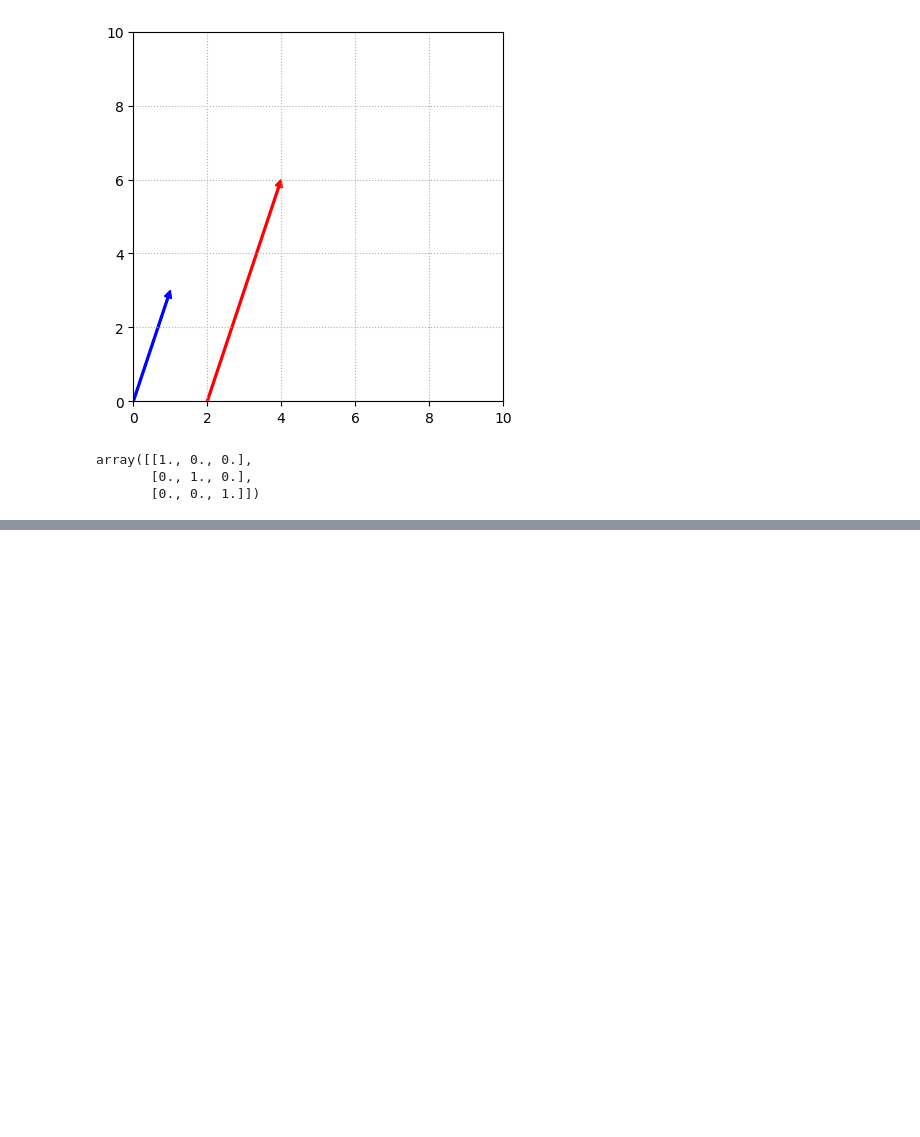
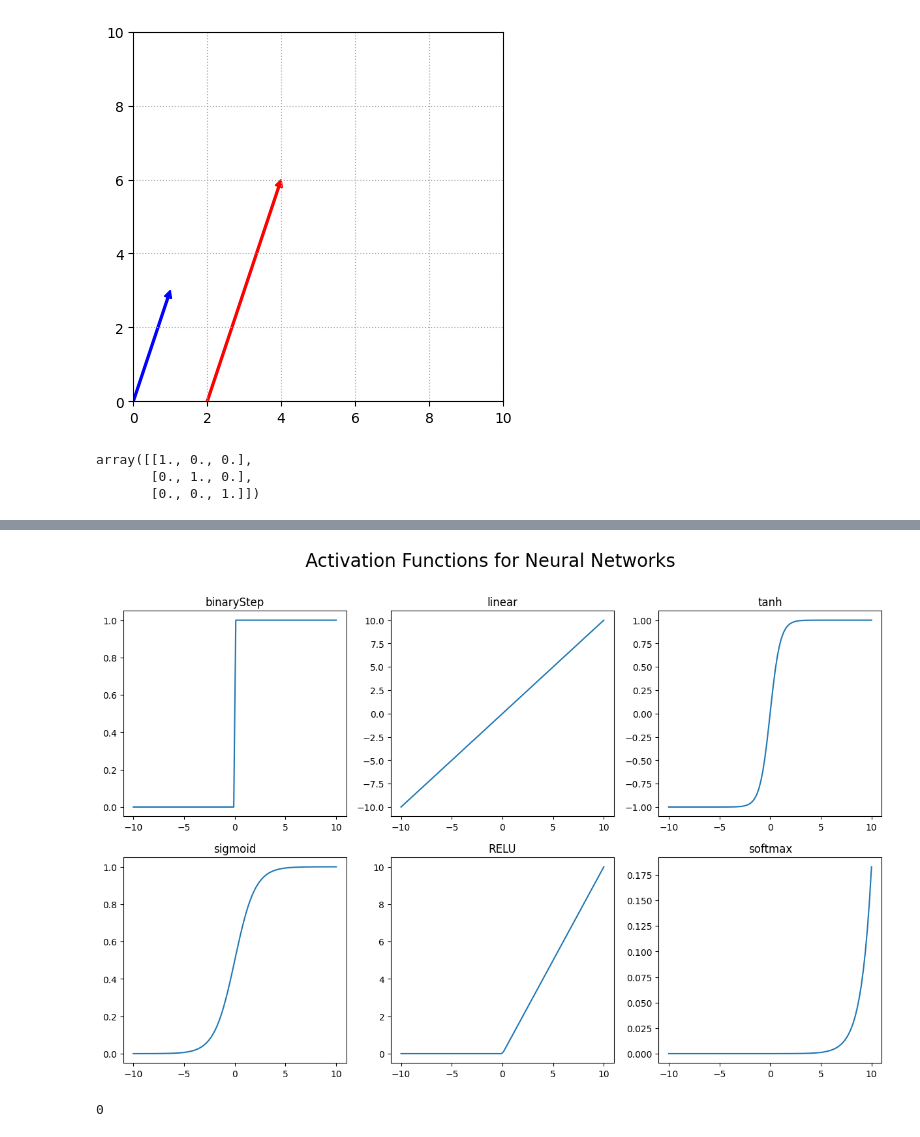
Before and after one commit to malcolm-mcclintock/DM23-ml-for-monsters, a Jupyter notebook: notebooks/d4_lin_alg.ipynb, the cells around one changed output, grey strips where cells are left out. Saved outputs shown, nothing was run; the diff lists cells and outputs as text; code cells hidden in the pictures; blank space fills up the shorter version.

```diff
--- a/notebooks/d4_lin_alg.ipynb
+++ b/notebooks/d4_lin_alg.ipynb
@@ -35,0 +83,15 @@ array([[1., 0., 0.],
+# %%
+plot_activations(x)
+# %% [output]
+[figure, added]
+# %%
+def binaryStep(x):
+    return 1*(x>0)
+def linear(x):
+    return x
+def rELU(x):
+    return x*(x>0)
+binaryStep(0.1)
+rELU(-1)
+# %% [output]
+0
```
Also changed, not shown: parts of 8 cells of this notebook, 1 other file.
